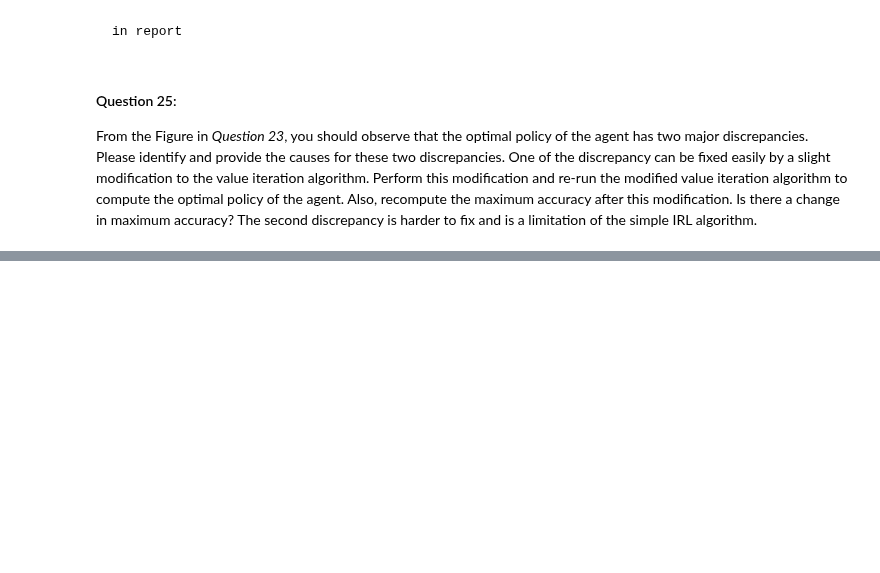
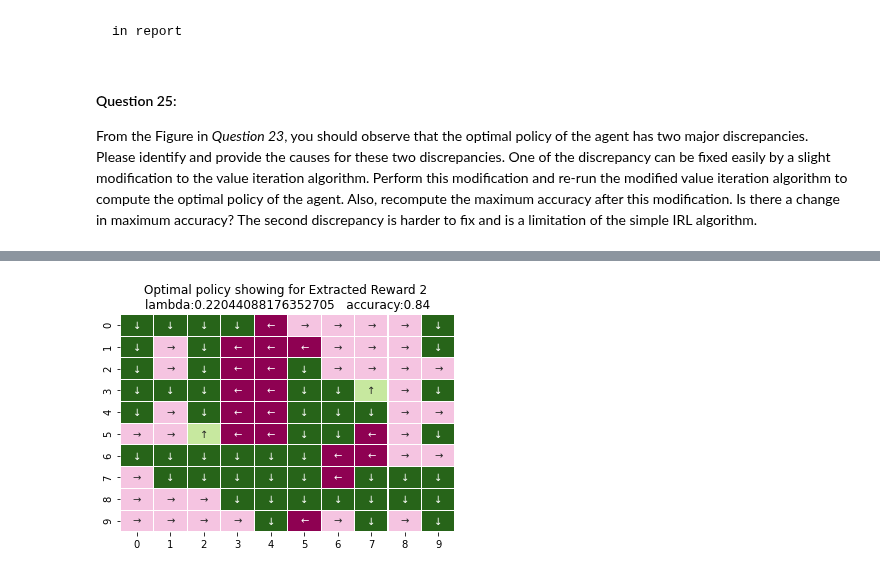
Before and after one commit to MaggieX/Large_Scale_Social_Complex_Network, a Jupyter notebook: Project3/Project3_Q1_Q24.ipynb, the cells around one changed output, grey strips where cells are left out. Cells and saved outputs as stored; diff of their text form; code cells hidden in the pictures; blank space fills up the shorter version.

```diff
--- a/Project3/Project3_Q1_Q24.ipynb
+++ b/Project3/Project3_Q1_Q24.ipynb
@@ -929,0 +942,6 @@ compute the optimal policy of the agent. Also, recompute the maximum accuracy af
+# %%
+# low lambda, creates deadlock
+lambda_25 = 0.22044088176352705 #0.84 - creates deadlock
+extract_env2(lambda_25)
+# %% [output]
+[figure, added]
```
Also changed, not shown: parts of 12 cells of this notebook.
